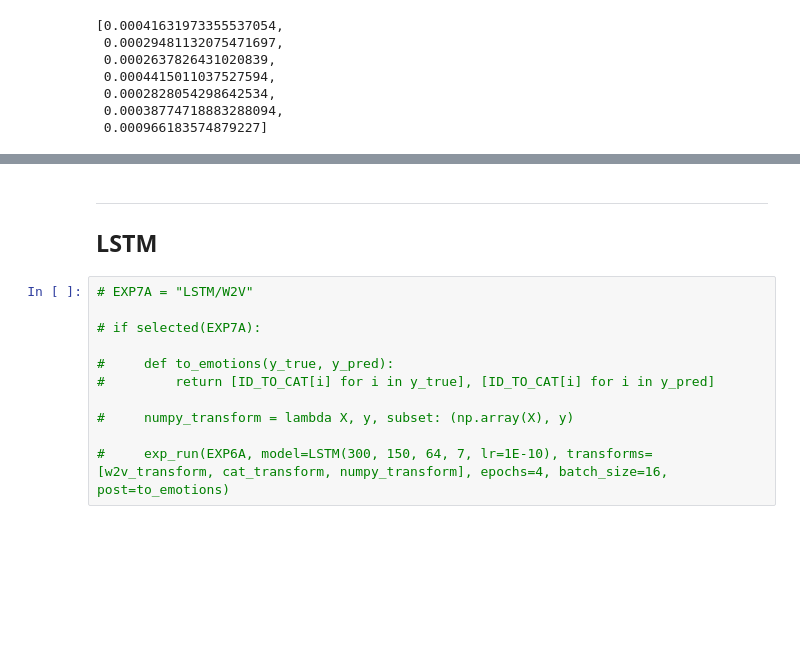
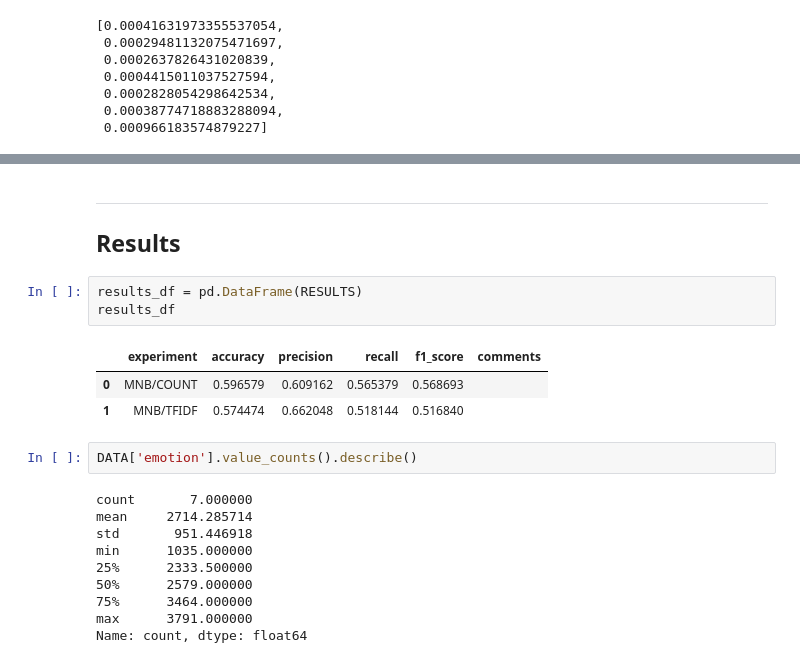
Before and after one commit to AlejandroCiuba/CS2756-Group-Project, a Jupyter notebook: Alejandro/text_experiments.ipynb, the cells around one changed output, grey strips where cells are left out. Saved outputs shown, nothing was run; the diff lists cells and outputs as text; blank space fills up the shorter version.

```diff
--- a/Alejandro/text_experiments.ipynb
+++ b/Alejandro/text_experiments.ipynb
@@ -390,14 +379,22 @@ F1-Score: 0.058
 # %% [markdown]
 ***
-## LSTM
+## Results
-# %%
-# EXP7A = "LSTM/W2V"
-
-# if selected(EXP7A):
-
-#     def to_emotions(y_true, y_pred):
-#         return [ID_TO_CAT[i] for i in y_true], [ID_TO_CAT[i] for i in y_pred]
-
-#     numpy_transform = lambda X, y, subset: (np.array(X), y)
-
-#     exp_run(EXP6A, model=LSTM(300, 150, 64, 7, lr=1E-10), transforms=[w2v_transform, cat_transform, numpy_transform], epochs=4, batch_size=16, post=to_emotions)
+# %%
+results_df = pd.DataFrame(RESULTS)
+results_df
+# %% [output]
+|  | experiment | accuracy | precision | recall | f1_score | comments |
+| 0 | MNB/COUNT | 0.596579 | 0.609162 | 0.565379 | 0.568693 |  |
+| 1 | MNB/TFIDF | 0.574474 | 0.662048 | 0.518144 | 0.516840 |  |
+# %%
+DATA['emotion'].value_counts().describe()
+# %% [output]
+count       7.000000
+mean     2714.285714
+std       951.446918
+min      1035.000000
+25%      2333.500000
+50%      2579.000000
+75%      3464.000000
+max      3791.000000
+Name: count, dtype: float64
```
Also changed, not shown: parts of 20 cells of this notebook, 2 other files.
